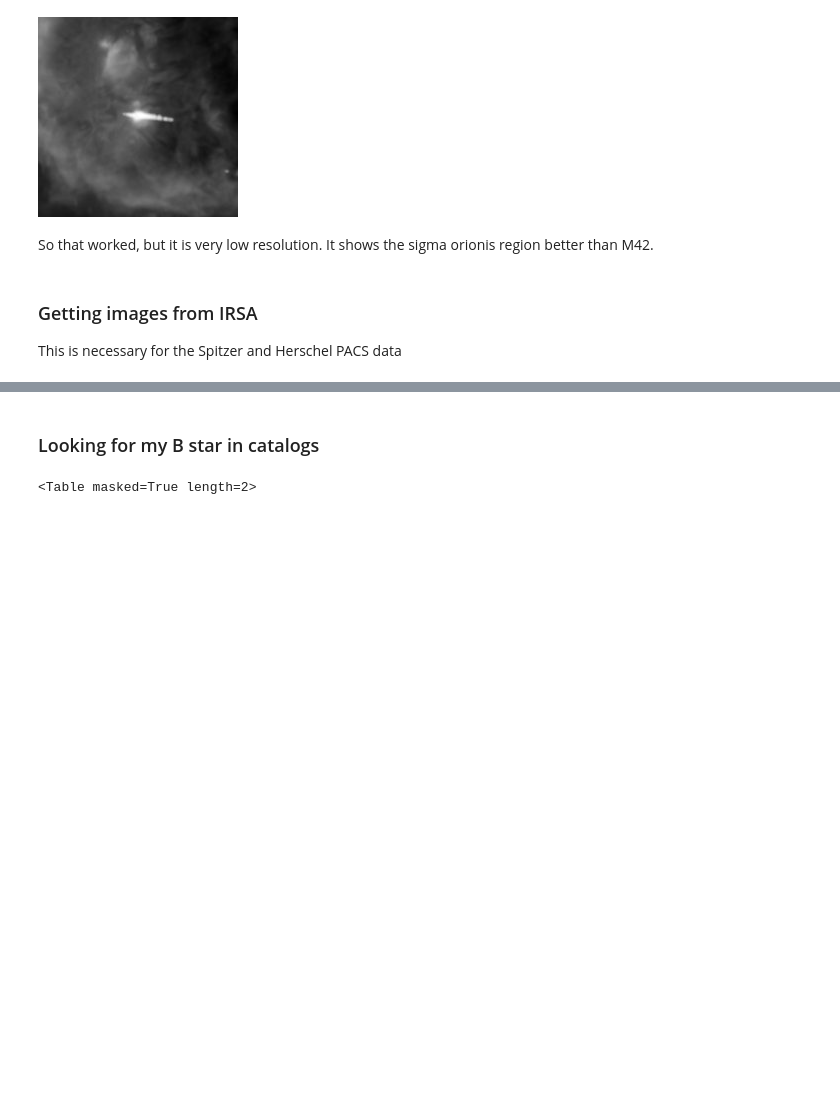
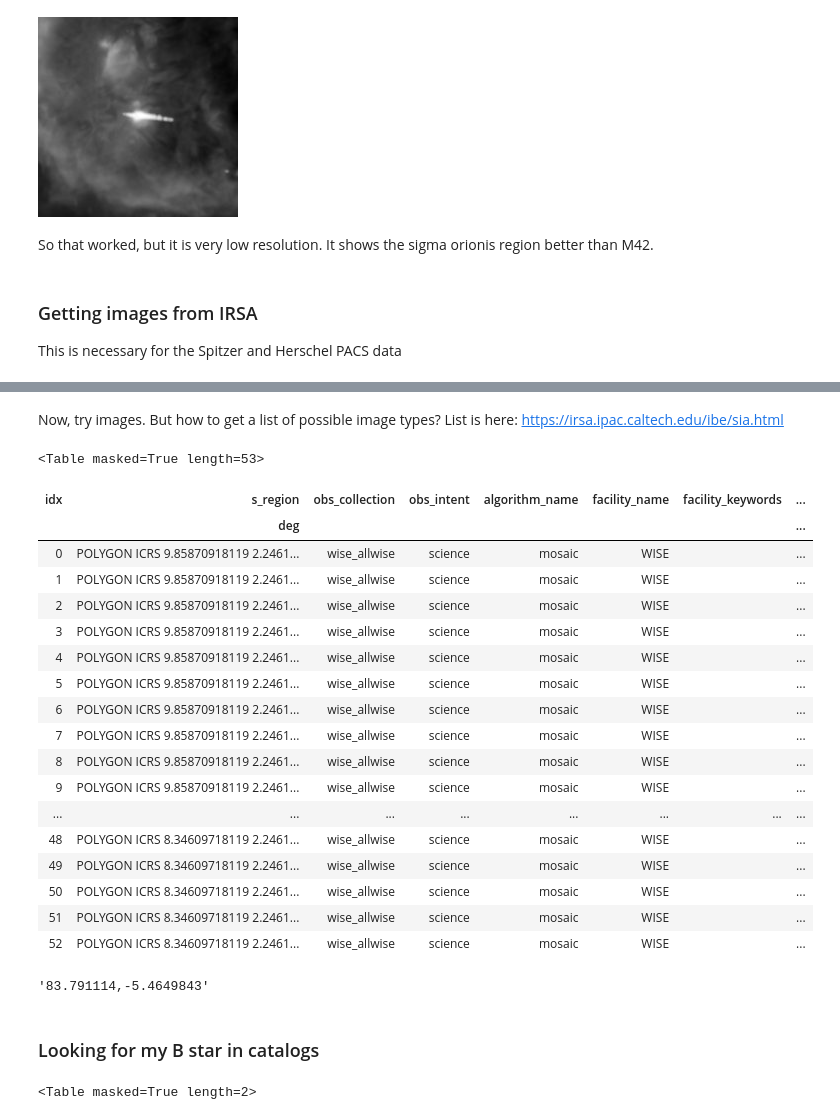
Before and after one commit to div-B-equals-0/dust-wave-case-studies, a Jupyter notebook: Orion with Virtual Observatory.ipynb, the cells around one changed output, grey strips where cells are left out. Saved outputs shown, nothing was run; the diff lists cells and outputs as text; code cells hidden in the pictures; blank space fills up the shorter version.

```diff
--- a/Orion with Virtual Observatory.ipynb
+++ b/Orion with Virtual Observatory.ipynb
@@ -297,3 +333,49 @@ This is necessary for the Spitzer and Herschel PACS data
+# %% [markdown]
+Now, try images.  But how to get a list of possible image types?  List is here: https://irsa.ipac.caltech.edu/ibe/sia.html
+# %%
+#IRSA Simple Image Access Base URL
+sia_base_url = 'https://irsa.ipac.caltech.edu/SIA?'
+#Parameters of our search
+sia_params = {
+    "COLLECTION":"wise_allwise",
+#    "POS":"circle -164.7 -5.8 0.1",
+#    "BAND":"3e-6 4e-6",
+#    "COLLECTION":"spitzer_sha",
+    'POS': f'circle {pos[0]} {pos[1]} 0.5',
+    }
+
+#Send the Request
+r = requests.post(sia_base_url, data = sia_params)
+
+#Put the results in an astropy table.
+table=Table.read(io.BytesIO(r.content))
+
+#Show the table.
+table.show_in_notebook()
+# %% [output]
+<Table masked=True length=53>
+| idx | s_region | obs_collection | obs_intent | algorithm_name | facility_name | facility_keywords | ... |
+|  | deg |  |  |  |  |  | ... |
+| 0 | POLYGON ICRS 9.85870918119 2.2461... | wise_allwise | science | mosaic | WISE |  | ... |
+| 1 | POLYGON ICRS 9.85870918119 2.2461... | wise_allwise | science | mosaic | WISE |  | ... |
+| 2 | POLYGON ICRS 9.85870918119 2.2461... | wise_allwise | science | mosaic | WISE |  | ... |
+| 3 | POLYGON ICRS 9.85870918119 2.2461... | wise_allwise | science | mosaic | WISE |  | ... |
+| 4 | POLYGON ICRS 9.85870918119 2.2461... | wise_allwise | science | mosaic | WISE |  | ... |
+| 5 | POLYGON ICRS 9.85870918119 2.2461... | wise_allwise | science | mosaic | WISE |  | ... |
+| 6 | POLYGON ICRS 9.85870918119 2.2461... | wise_allwise | science | mosaic | WISE |  | ... |
+| 7 | POLYGON ICRS 9.85870918119 2.2461... | wise_allwise | science | mosaic | WISE |  | ... |
+| 8 | POLYGON ICRS 9.85870918119 2.2461... | wise_allwise | science | mosaic | WISE |  | ... |
+| 9 | POLYGON ICRS 9.85870918119 2.2461... | wise_allwise | science | mosaic | WISE |  | ... |
+| ... | ... | ... | ... | ... | ... | ... | ... |
+| 48 | POLYGON ICRS 8.34609718119 2.2461... | wise_allwise | science | mosaic | WISE |  | ... |
+| 49 | POLYGON ICRS 8.34609718119 2.2461... | wise_allwise | science | mosaic | WISE |  | ... |
+| 50 | POLYGON ICRS 8.34609718119 2.2461... | wise_allwise | science | mosaic | WISE |  | ... |
+| 51 | POLYGON ICRS 8.34609718119 2.2461... | wise_allwise | science | mosaic | WISE |  | ... |
+| 52 | POLYGON ICRS 8.34609718119 2.2461... | wise_allwise | science | mosaic | WISE |  | ... |
+# %%
+pos
+# %% [output]
+'83.791114,-5.4649843'
 # %% [markdown]
 ### Looking for my B star in catalogs
 # %%
```
Also changed, not shown: parts of 5 cells of this notebook, 54 other files.
